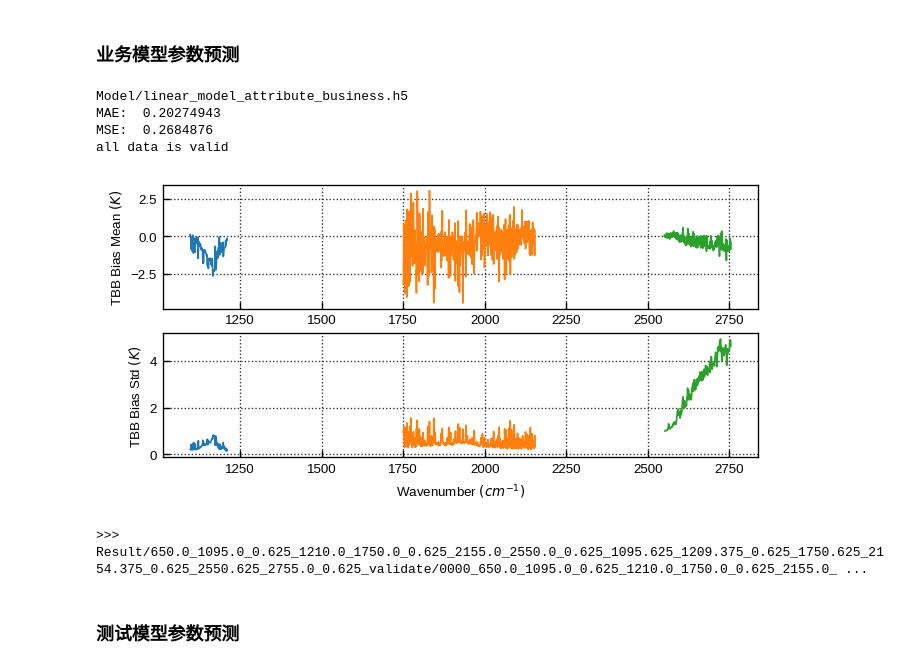
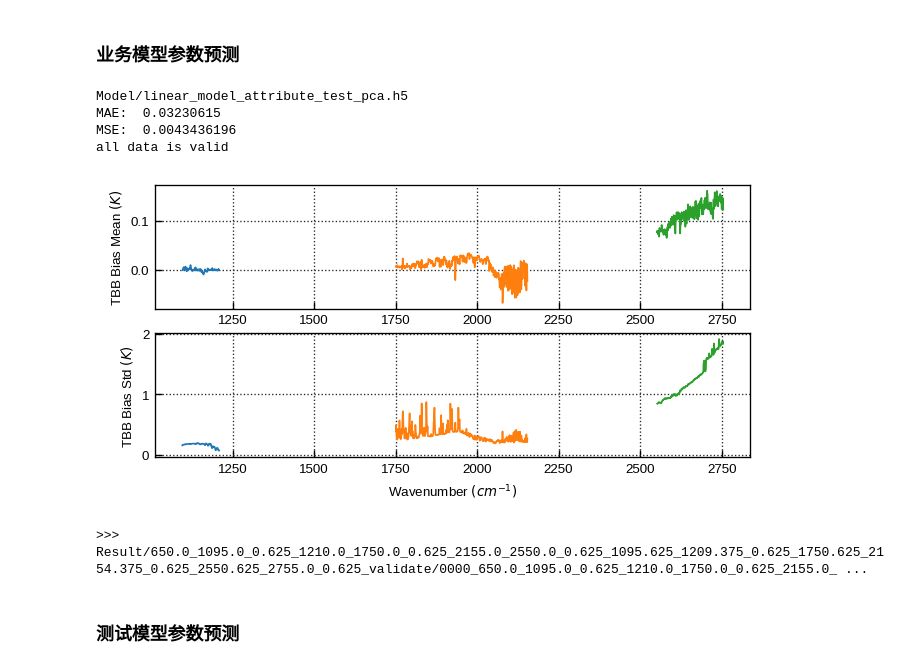
Before and after one commit to NingAnMe/django-practice, a Jupyter notebook: gap_filling_valicate.ipynb, the cells around one changed output. Cells and saved outputs as stored; diff of their text form; code cells hidden in the pictures.

```diff
--- a/gap_filling_valicate.ipynb
+++ b/gap_filling_valicate.ipynb
@@ -336,14 +336,14 @@ test_Y_tbb = rad2tbb(test_Y, wavenumber_Y)
 # %% [markdown]
 ### 业务模型参数预测
 # %%
-model_name = 'business'
+model_name = 'test_pca'
 predict_Y_tbb_business = get_predict_data(model_name)
 # %% [output]
-Model/linear_model_attribute_business.h5
-MAE:  0.20274943
-MSE:  0.2684876
+Model/linear_model_attribute_test_pca.h5
+MAE:  0.03230615
+MSE:  0.0043436196
 all data is valid
-[figure, old version]
+[figure, new version]
 >>> Result/650.0_1095.0_0.625_1210.0_1750.0_0.625_2155.0_2550.0_0.625_1095.625_1209.375_0.625_1750.625_2154.375_0.625_2550.625_2755.0_0.625_validate/0000_650.0_1095.0_0.625_1210.0_1750.0_0.625_2155.0_ ...
 # %%
 number = 0
```
Also changed, not shown: parts of 5 cells of this notebook, 3 other files.
